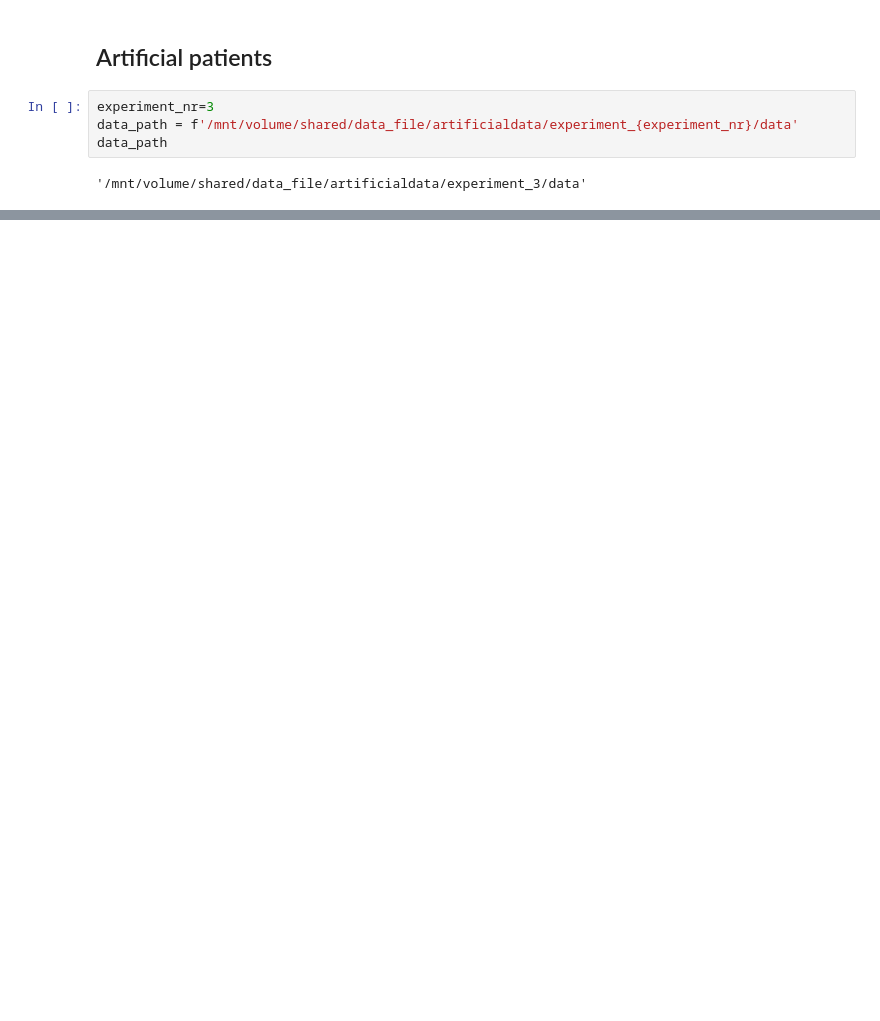
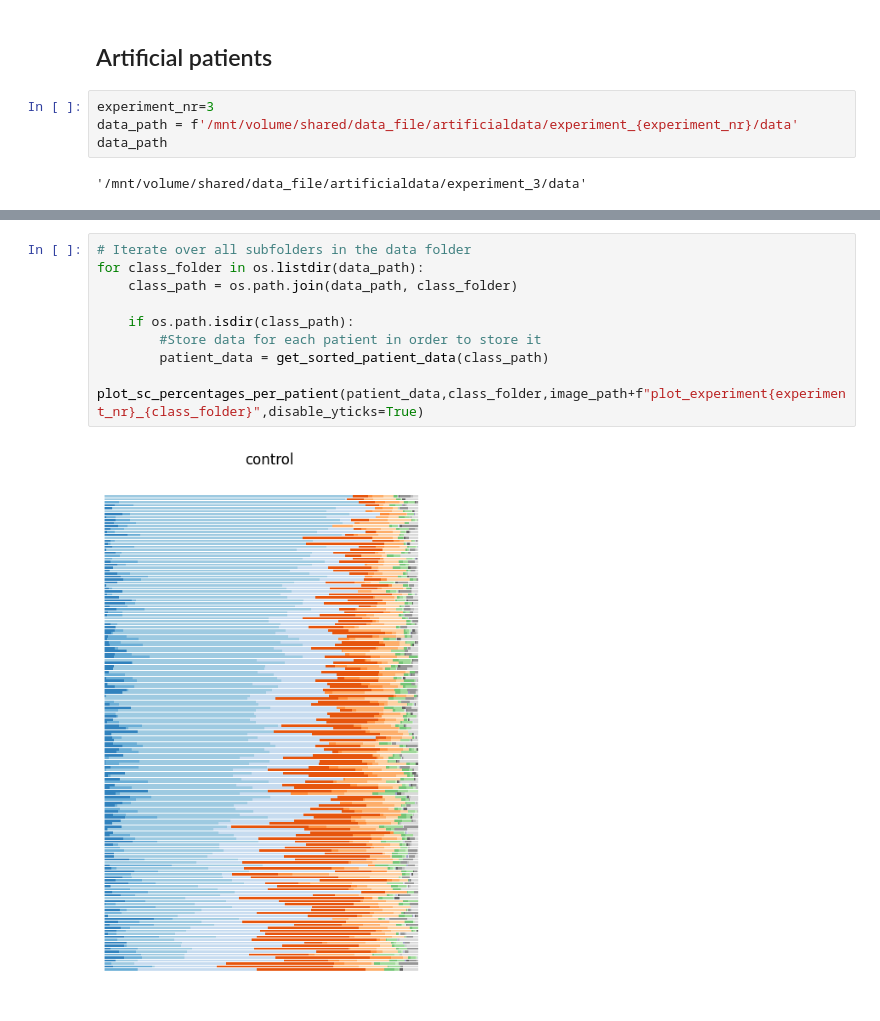
Before and after one commit to aleksandraiva/CMSCB-SCEMILA, a Jupyter notebook: SCEMILA/anna_plot_sc_distribution.ipynb, the cells around one changed output, grey strips where cells are left out. Drawn from its saved outputs; the diff is of its cells as text; blank space fills up the shorter version.

```diff
--- a/SCEMILA/anna_plot_sc_distribution.ipynb
+++ b/SCEMILA/anna_plot_sc_distribution.ipynb
@@ -424,0 +324,11 @@ for i, class_folder in enumerate(os.listdir(data_path)):
+# %%
+# Iterate over all subfolders in the data folder
+for class_folder in os.listdir(data_path):
+    class_path = os.path.join(data_path, class_folder)
+
+    if os.path.isdir(class_path):
+        #Store data for each patient in order to store it
+        patient_data = get_sorted_patient_data(class_path)
+        plot_sc_percentages_per_patient(patient_data,class_folder,image_path+f"plot_experiment{experiment_nr}_{class_folder}",disable_yticks=True)
+# %% [output]
+[figure, added]
```
Also changed, not shown: parts of 13 cells of this notebook, 1 other file.
